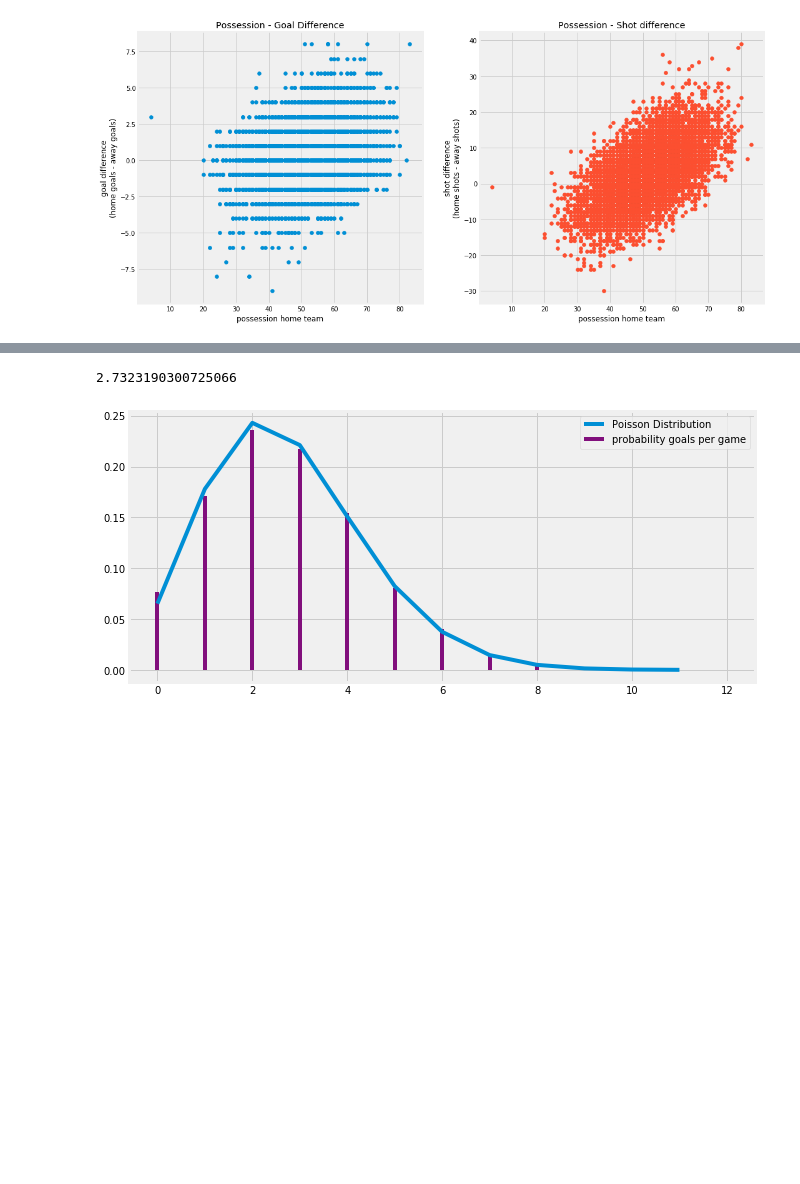
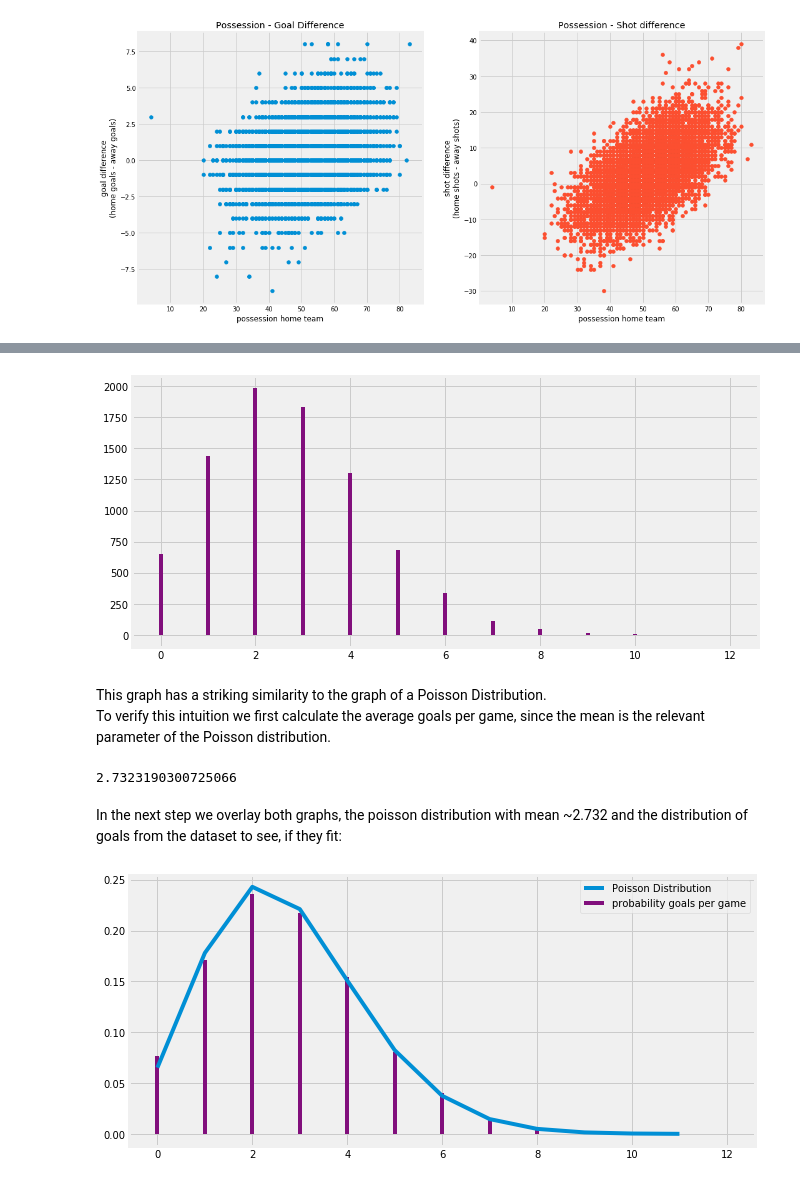
Before and after one commit to normannexo/jupyter_data_science, a Jupyter notebook: Soccer project.ipynb, the cells around one changed output, grey strips where cells are left out. Drawn from its saved outputs; the diff is of its cells as text; code cells hidden in the pictures; blank space fills up the shorter version.

```diff
--- a/Soccer project.ipynb
+++ b/Soccer project.ipynb
@@ -450,0 +460,3 @@ ax = sns.barplot(x="player_name", y="conversion rate", data=df_player_bar_chart)
+# %%
+goals_dist = (df_matches['home_team_goal'] + df_matches['away_team_goal']).value_counts().sort_index()
+goals_dist
@@ -451 +477,10 @@ ax = sns.barplot(x="player_name", y="conversion rate", data=df_player_bar_chart)
+# %%
+fig, ax = plt.subplots(1, 1, figsize=(10,5))
+_ = ax.vlines(goals_dist.index, goals_dist.values, colors="C5", ymax=0, label="distribution of number of goals")
+# %% [output]
+[figure, added]
+# %% [markdown]
+This graph has a striking similarity to the graph of a Poisson Distribution.
+To verify this intuition we first calculate the average goals per game, since the mean is the relevant parameter of
+the Poisson distribution.
 # %%
@@ -454,4 +488,7 @@ mean_goals = (df_matches['home_team_goal'] + df_matches['away_team_goal']).mean(
 mean_goals
 # %% [output]
 2.7323190300725066
+# %% [markdown]
+In the next step we overlay both graphs, the poisson distribution with mean ~2.732 and the distribution of goals from the dataset
+to see, if they fit:
 # %%
```
Also changed, not shown: parts of 21 cells of this notebook.
